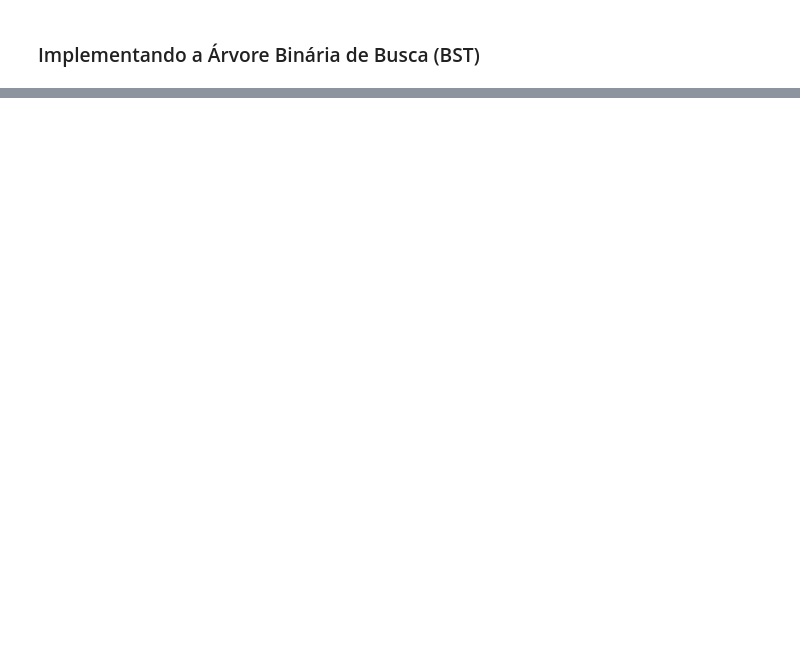
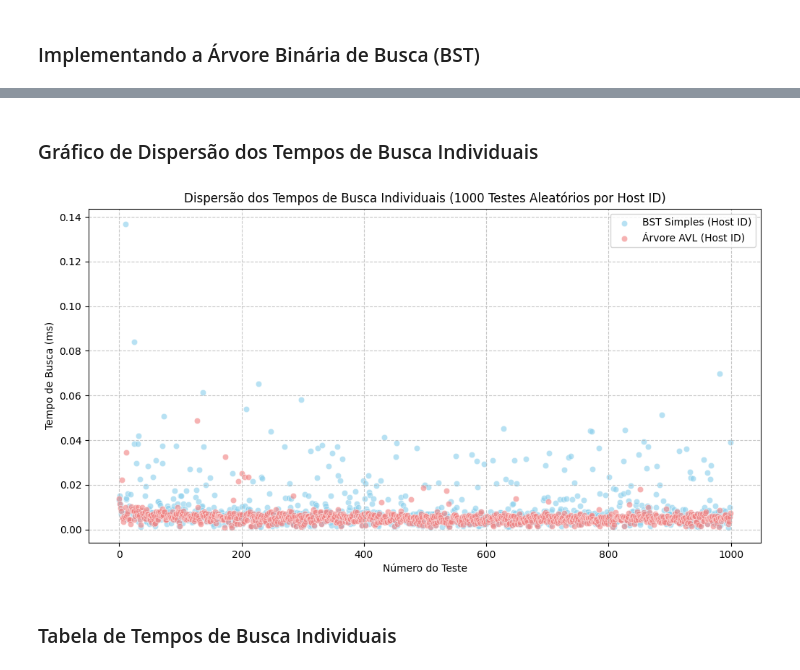
Before and after one commit to anabiarochar/Mestrado_AlgoritmosProgramacao, a Jupyter notebook: Projeto2/Projeto2.ipynb, the cells around one changed output, grey strips where cells are left out. Drawn from its saved outputs; the diff is of its cells as text; code cells hidden in the pictures; blank space fills up the shorter version.

```diff
--- a/Projeto2/Projeto2.ipynb
+++ b/Projeto2/Projeto2.ipynb
@@ -314,0 +516,25 @@ Número de nós únicos na AVL (chaves de preço distintas): 38670
+# %% [markdown]
+### Gráfico de Dispersão dos Tempos de Busca Individuais
+# %%
+import matplotlib.pyplot as plt
+import seaborn as sns
+import numpy as np
+
+# Criar um índice para os testes
+test_indices = np.arange(num_tests)
+
+plt.figure(figsize=(12, 6))
+
+sns.scatterplot(x=test_indices, y=times_bst, label='BST Simples (Host ID)', alpha=0.6, color='skyblue')
+sns.scatterplot(x=test_indices, y=times_avl, label='Árvore AVL (Host ID)', alpha=0.6, color='lightcoral')
+
+plt.title('Dispersão dos Tempos de Busca Individuais (1000 Testes Aleatórios por Host ID)')
+plt.xlabel('Número do Teste')
+plt.ylabel('Tempo de Busca (ms)')
+plt.legend()
+plt.grid(True, linestyle='--', alpha=0.7)
+plt.show()
+# %% [output]
+[figure, added]
+# %% [markdown]
+### Tabela de Tempos de Busca Individuais
```
Also changed, not shown: parts of 58 cells of this notebook.
